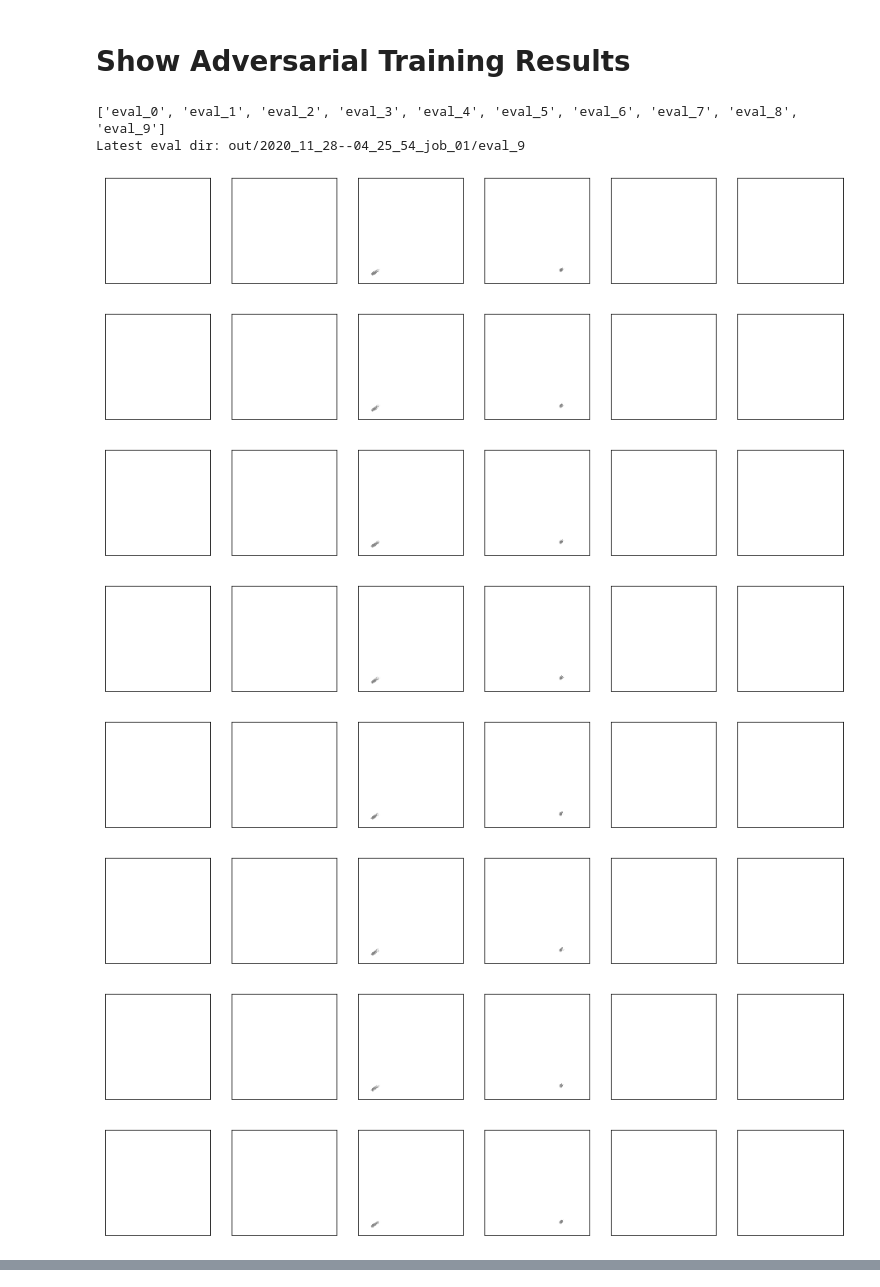
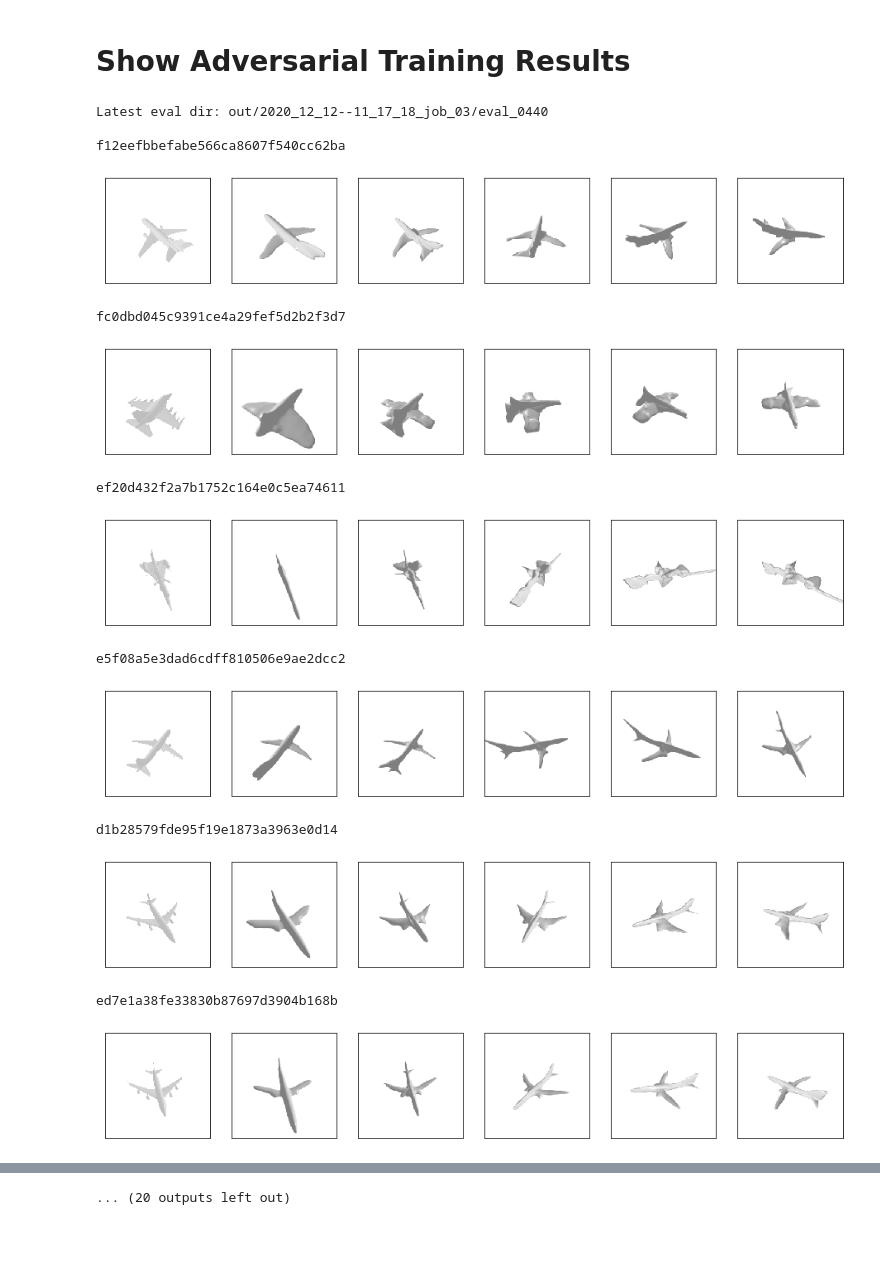
Before and after one commit to b7leung/sil_consistent_at_inference, a Jupyter notebook: notebooks/Adversarial Semantic Descriminator Training.ipynb, the cells around one changed output, grey strips where cells are left out. Drawn from its saved outputs; the diff is of its cells as text; code cells hidden in the pictures; blank space fills up the shorter version.

```diff
--- a/notebooks/Adversarial Semantic Descriminator Training.ipynb
+++ b/notebooks/Adversarial Semantic Descriminator Training.ipynb
@@ -61,0 +60,9 @@ cfg = general_utils.load_config(cfg_path, "configs/default.yaml")
+# %%
+n="job_03"
+saved_model_path = "out/{}".format(get_exp_path(n))
+print(saved_model_path)
+cfg_path = glob.glob(os.path.join(saved_model_path, "*.yaml"))[0]
+cfg = general_utils.load_config(cfg_path, "configs/default.yaml")
+
+gpu_num = 0
+device = torch.device("cuda:"+str(gpu_num))
@@ -100,7 +101,7 @@ False
 # Show Adversarial Training Results
 # %%
 # displays meshes at the predicted pose
-def show_meshes(cfg, device, saved_model_path, only_show_instances=[], num_novel_view=3):
+def show_meshes(cfg, device, saved_model_path, only_show_instances=[], num_novel_view=3, print_instances=False):
     input_dir_img = cfg['semantic_dis_training']['gen_dir_img']
     input_dir_mesh = cfg['semantic_dis_training']['gen_dir_mesh']
 
@@ -119,6 +120,8 @@ def show_meshes(cfg, device, saved_model_path, only_show_instances=[], num_novel
     for instance_name in processed_paths_dict:
         if len(only_show_instances) == 0 or instance_name in only_show_instances:
             for processed_mesh_path in sorted(processed_paths_dict[instance_name], key= lambda x : int(str(x).split('/')[-2].replace("eval_", ""))):
+                if print_instances:
+                    print(instance_name)
 
                 input_image = Image.open(os.path.join(input_dir_img, instance_name+".png"))
                 with torch.no_grad():
@@ -134,24 +137,27 @@ def show_meshes(cfg, device, saved_model_path, only_show_instances=[], num_novel
 # %%
 # show all latest meshes
 eval_dirs = []
 for root, dirs, files in os.walk(saved_model_path):
     for d in dirs:
         if "eval_" in d:
             eval_dirs.append(d)
 eval_dirs = sorted(eval_dirs, key= lambda x: int(x.replace("eval_", "")))
-print(eval_dirs)
 latest_eval_dir = os.path.join(saved_model_path, eval_dirs[-1])
 print("Latest eval dir: {}\n".format(latest_eval_dir))
 
-show_meshes(cfg, device, latest_eval_dir)
+show_meshes(cfg, device, latest_eval_dir, print_instances=True)
 # %% [output]
-['eval_0', 'eval_1', 'eval_2', 'eval_3', 'eval_4', 'eval_5', 'eval_6', 'eval_7', 'eval_8', 'eval_9']
-Latest eval dir: out/2020_11_28--04_25_54_job_01/eval_9
+Latest eval dir: out/2020_12_12--11_17_18_job_03/eval_0440
+
+f12eefbbefabe566ca8607f540cc62ba
-[figure, old version]
+[figure, new version]
+fc0dbd045c9391ce4a29fef5d2b2f3d7
-[figure, old version]
+[figure, new version]
+ef20d432f2a7b1752c164e0c5ea74611
-[figure, old version]
+[figure, new version]
+e5f08a5e3dad6cdff810506e9ae2dcc2
-[figure, old version]
+[figure, new version]
+d1b28579fde95f19e1873a3963e0d14
-[figure, old version]
+[figure, new version]
+ed7e1a38fe33830b87697d3904b168b
-[figure, old version]
+[figure, new version]
-[figure, removed]
-[figure, removed]
@@ -160,3 +164,4 @@ Latest eval dir: out/2020_11_28--04_25_54_job_01/eval_9
+... (20 outputs left out)
 # %%
 # show a mesh throughout iterations
 instance_to_show = "sphere_642"
```
Also changed, not shown: parts of 8 cells of this notebook, 49 other files.
